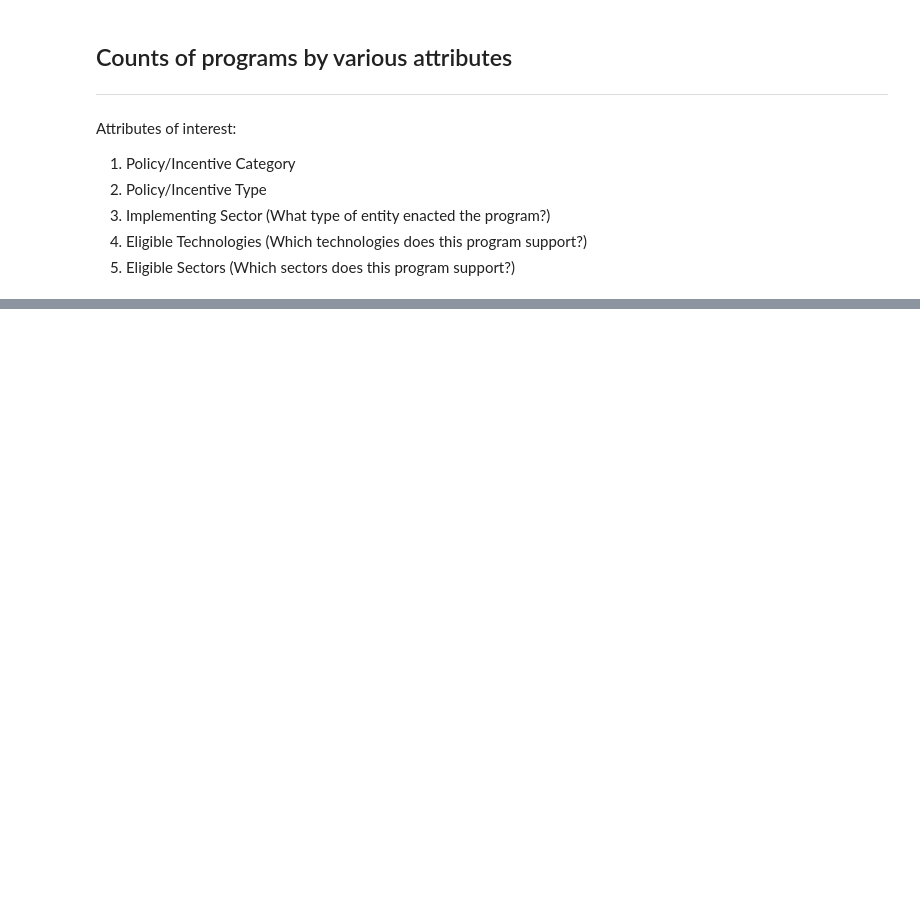
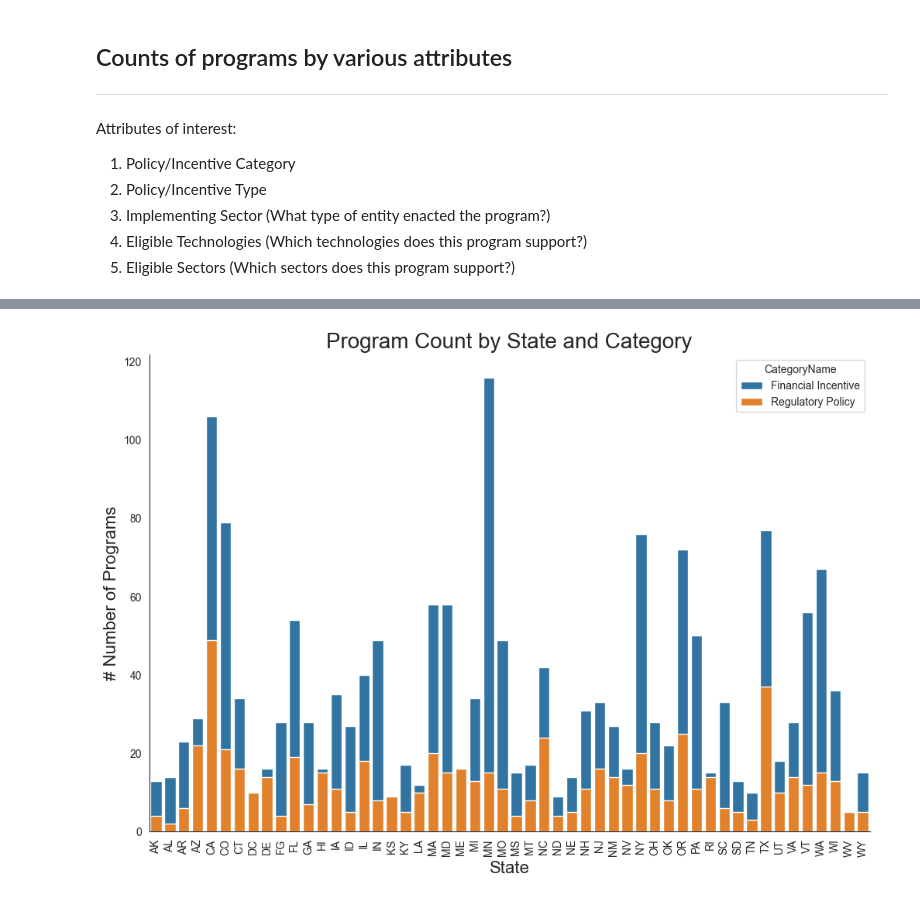
Before and after one commit to sven-soderborg/HonorsThesisCode, a Jupyter notebook: dsire_exploration.ipynb, the cells around one changed output, grey strips where cells are left out. Saved outputs shown, nothing was run; the diff lists cells and outputs as text; code cells hidden in the pictures; blank space fills up the shorter version.

```diff
--- a/dsire_exploration.ipynb
+++ b/dsire_exploration.ipynb
@@ -80,0 +335,10 @@ Attributes of interest are the same as in [Counts of programs by various attribu
+# %%
+state_cat_df = dsire.groupby(['State', 'CategoryName']).size().to_frame('Count')
+
+with pd.ExcelWriter("Data/DSIRE/tables.xlsx", mode='a', engine='openpyxl', if_sheet_exists='replace') as writer:
+        state_cat_df.to_excel(writer, sheet_name="stateXCategory_counts", index=True)
+
+# Display number of programs by category for each state
+print('Number of programs by category for each state')
+for state in state_cat_df.index.levels[0]:
+    display(*[state, state_cat_df.loc[state]])
@@ -80,0 +374,20 @@ Attributes of interest are the same as in [Counts of programs by various attribu
+# %%
+# Create a stacked bar chart of program counts by state and category
+sns.set_style("white")
+plt.figure(figsize=(12, 8))
+sns.barplot(x="State", y="Count", hue="CategoryName", data=state_cat_df, dodge=False, estimator=sum)
+
+# Set titles
+plt.title("Program Count by State and Category", fontsize=20)
+plt.xlabel("State", fontsize=16)
+plt.ylabel("# Number of Programs", fontsize=16)
+
+# Rotate x ticks
+plt.xticks(rotation=90)
+
+sns.despine()
+plt.savefig('Visuals/DSIRE/program_count_by_state_and_category.png', dpi=300, bbox_inches='tight')
+# Show the plot
+plt.show()
+# %% [output]
+[figure, added]
```
Also changed, not shown: parts of 17 cells of this notebook, 20 other files.
